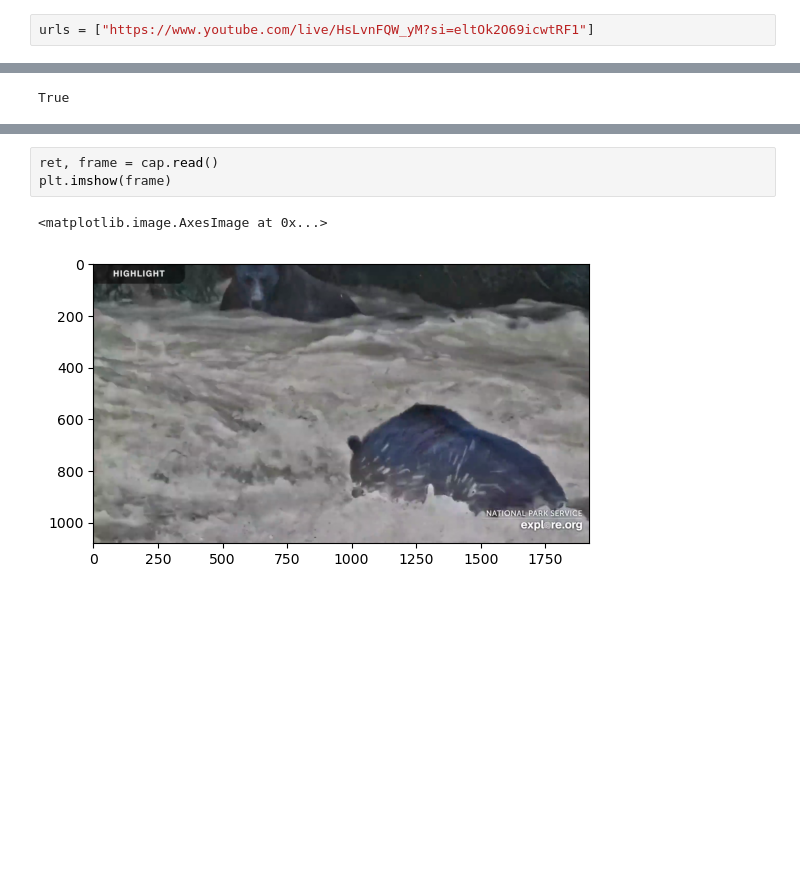
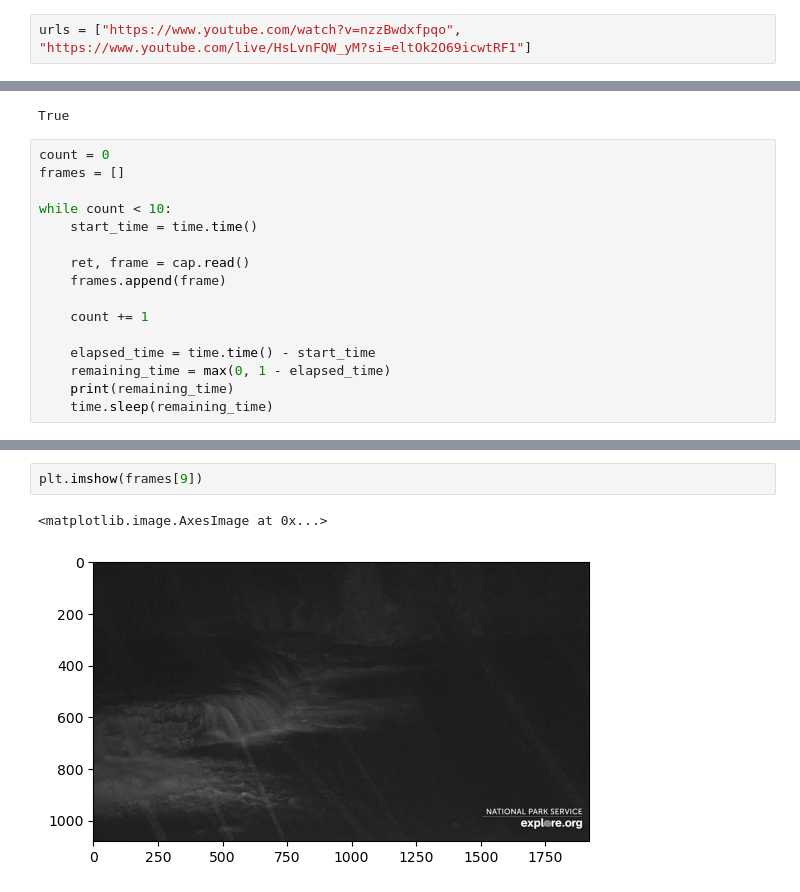
Before and after one commit to Bas-Korver/personal_wildlife_stream, a Jupyter notebook: lightweight_detection/test.ipynb, the cells around one changed output, grey strips where cells are left out. Saved outputs shown, nothing was run; the diff lists cells and outputs as text; blank space fills up the shorter version.

```diff
--- a/lightweight_detection/test.ipynb
+++ b/lightweight_detection/test.ipynb
@@ -7,5 +8,5 @@ import matplotlib.pyplot as plt
 # %%
-urls = ["https://www.youtube.com/live/HsLvnFQW_yM?si=eltOk2O69icwtRF1"]
+urls = ["https://www.youtube.com/watch?v=nzzBwdxfpqo", "https://www.youtube.com/live/HsLvnFQW_yM?si=eltOk2O69icwtRF1"]
 # %%
 ydl_opts = {'format': 'best[ext=mp4]', 'quiet': True,} #best video quality, mp4 file, suppress console output
 ydl = yt_dlp.YoutubeDL(ydl_opts)
@@ -64,3 +71,19 @@ cap = cv2.VideoCapture(video_url)
 cap.set(cv2.CAP_PROP_POS_FRAMES, 30)
 # %% [output]
 True
+# %%
+count = 0
+frames = []
+
+while count < 10:
+    start_time = time.time()
+
+    ret, frame = cap.read()
+    frames.append(frame)
+
+    count += 1
+
+    elapsed_time = time.time() - start_time
+    remaining_time = max(0, 1 - elapsed_time)
+    print(remaining_time)
+    time.sleep(remaining_time)
@@ -67,6 +101,5 @@ True
 # %%
-ret, frame = cap.read()
-plt.imshow(frame)
+plt.imshow(frames[9])
 # %% [output]
 <matplotlib.image.AxesImage at 0x...>
-[figure, old version]
+[figure, new version]
```
Also changed, not shown: parts of 7 cells of this notebook, 7 other files.
